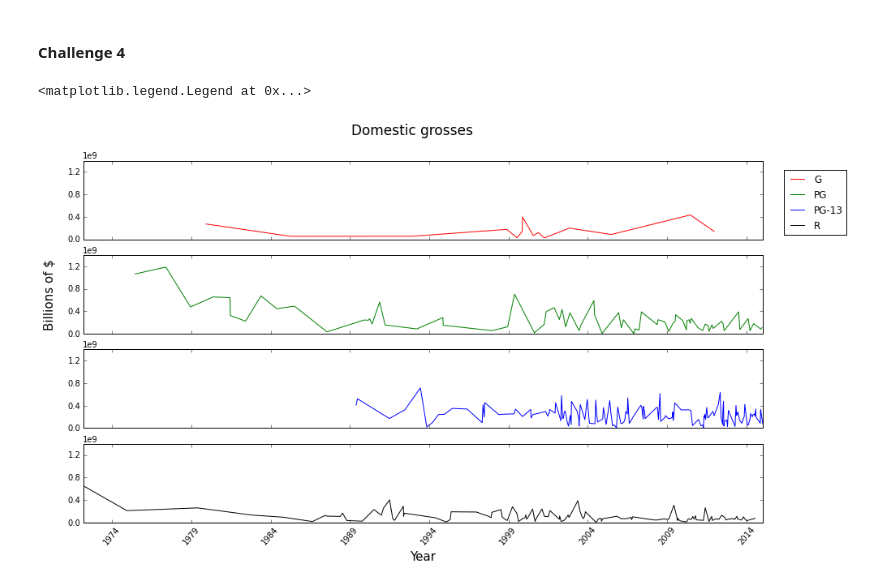
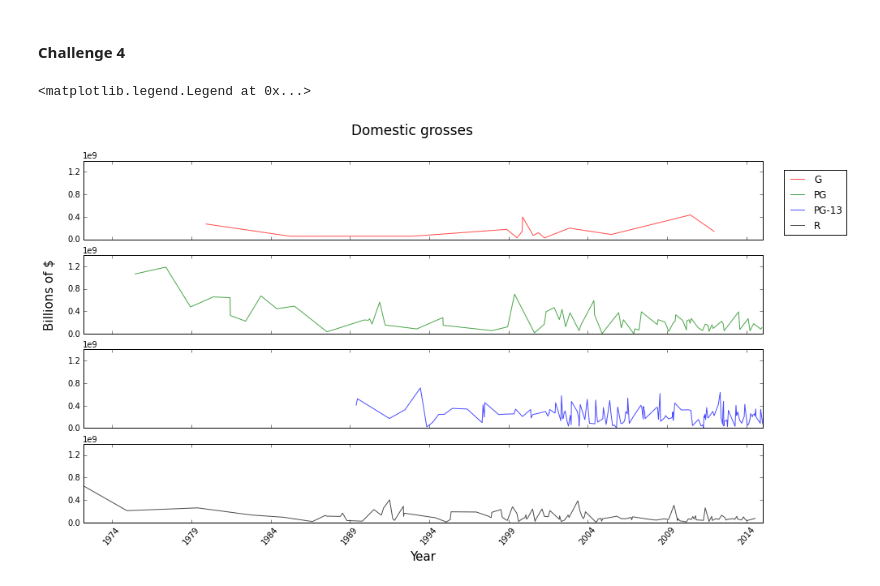
Before and after one commit to drschwenk/film_grosses, a Jupyter notebook: challenges/eda_challenges.ipynb, the cells around one changed output. Cells and saved outputs as stored; diff of their text form; code cells hidden in the pictures.

```diff
--- a/challenges/eda_challenges.ipynb
+++ b/challenges/eda_challenges.ipynb
@@ -98,28 +83,28 @@ R       3.726552e+07          1.080283e+08  0.103448  105.172414
 # %%
 col_list = ['r', 'g','b','k']
 fig, ax = plt.subplots(nrows=4, ncols=1,sharex=True, figsize=(15, 8))
 fig.suptitle('Domestic grosses', fontsize=17)
 lines = []
 labels = []
 for (idx, (grp, val)) in enumerate(rating_groups):
-    l1, = ax[idx].plot(val.release_date,
+    l1, = ax[idx].plot(val.release_date.values,
            val.domestic_total_gross,
            color=col_list[idx],
-           label=grp)
+           label=grp, alpha=0.7)
     ax[idx].set_ylim([0, 1.4*10**9])
     ax[idx].yaxis.set_ticks(np.arange(0,1.4*10**9, 0.4*10**9))
 
     lines.append(l1)
     labels.append(str(grp))
 
 plt.xticks(rotation=50)
 
 # fig.xlabel("Year", fontsize=15, labelpad=5);
 # plt.ylabel("Millions of $", fontsize=15, labelpad=15)
 
 ax[3].set_xlabel('Year', fontsize=15, labelpad=5)
 ax[1].set_ylabel('Billions of $', fontsize=15, labelpad=15)
 fig.legend(lines, labels, loc = (0.92, 0.74))
 # %% [output]
 <matplotlib.legend.Legend at 0x...>
-[figure, old version]
+[figure, new version]
```
Also changed, not shown: parts of 5 cells of this notebook.
